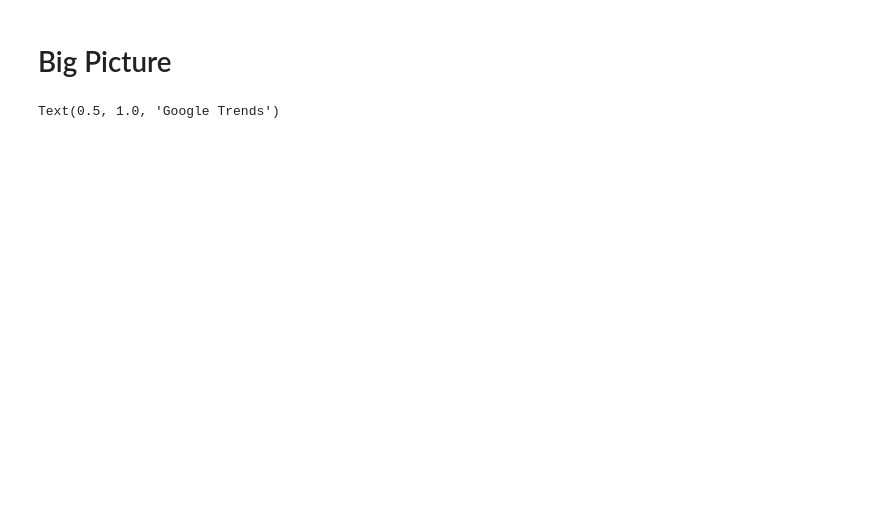
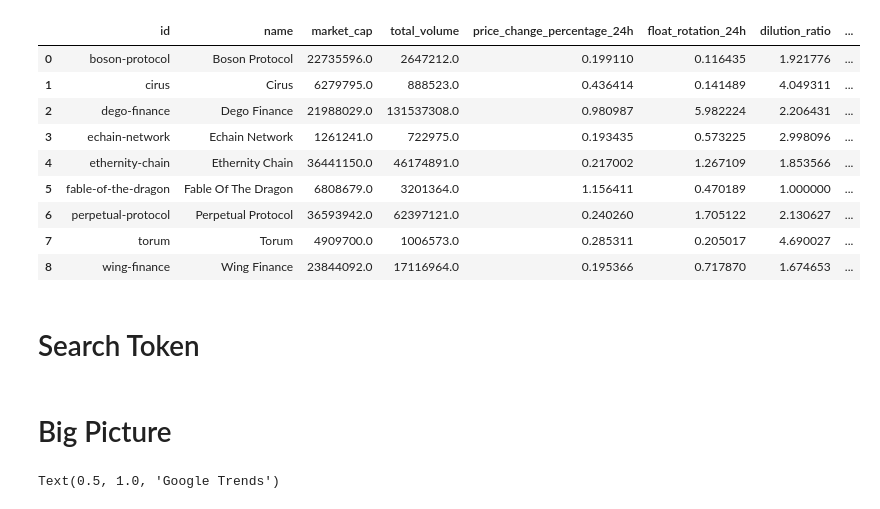
Before and after one commit to custom-hyper/Analytics, a Jupyter notebook: Trading_Report.ipynb, the cells around one changed output. Drawn from its saved outputs; the diff is of its cells as text; code cells hidden in the pictures; blank space fills up the shorter version.

```diff
--- a/Trading_Report.ipynb
+++ b/Trading_Report.ipynb
@@ -40 +65,30 @@ Successfully installed ta-lib-0.4.25
+# %%
+#@title Set up SQLite { display-mode: "code" }
+#@title  Connect { display-mode: "code" }
+path = '/content/drive/MyDrive/workspace/pipelines/db/' #@param {type: 'string'
+database = "db.sqlite" #@param {type: 'string'
+conn_SQLite = sq.connect(path+database)
+# %%
+#@title  Load Watchlist { display-mode: "code" }
+
+proprietary_watchlist_hist = 'proprietary_watchlist_hist'
+
+df = pd.read_sql('select * from {}'.format(proprietary_watchlist_hist), conn_SQLite)
+
+conn_SQLite.close()
+
+df
+# %% [output]
+|  | id | name | market_cap | total_volume | price_change_percentage_24h | float_rotation_24h | dilution_ratio | ... |
+| 0 | boson-protocol | Boson Protocol | 22735596.0 | 2647212.0 | 0.199110 | 0.116435 | 1.921776 | ... |
+| 1 | cirus | Cirus | 6279795.0 | 888523.0 | 0.436414 | 0.141489 | 4.049311 | ... |
+| 2 | dego-finance | Dego Finance | 21988029.0 | 131537308.0 | 0.980987 | 5.982224 | 2.206431 | ... |
+| 3 | echain-network | Echain Network | 1261241.0 | 722975.0 | 0.193435 | 0.573225 | 2.998096 | ... |
+| 4 | ethernity-chain | Ethernity Chain | 36441150.0 | 46174891.0 | 0.217002 | 1.267109 | 1.853566 | ... |
+| 5 | fable-of-the-dragon | Fable Of The Dragon | 6808679.0 | 3201364.0 | 1.156411 | 0.470189 | 1.000000 | ... |
+| 6 | perpetual-protocol | Perpetual Protocol | 36593942.0 | 62397121.0 | 0.240260 | 1.705122 | 2.130627 | ... |
+| 7 | torum | Torum | 4909700.0 | 1006573.0 | 0.285311 | 0.205017 | 4.690027 | ... |
+| 8 | wing-finance | Wing Finance | 23844092.0 | 17116964.0 | 0.195366 | 0.717870 | 1.674653 | ... |
+# %% [markdown]
+# Search Token
 # %%
```
Also changed, not shown: parts of 18 cells of this notebook.
